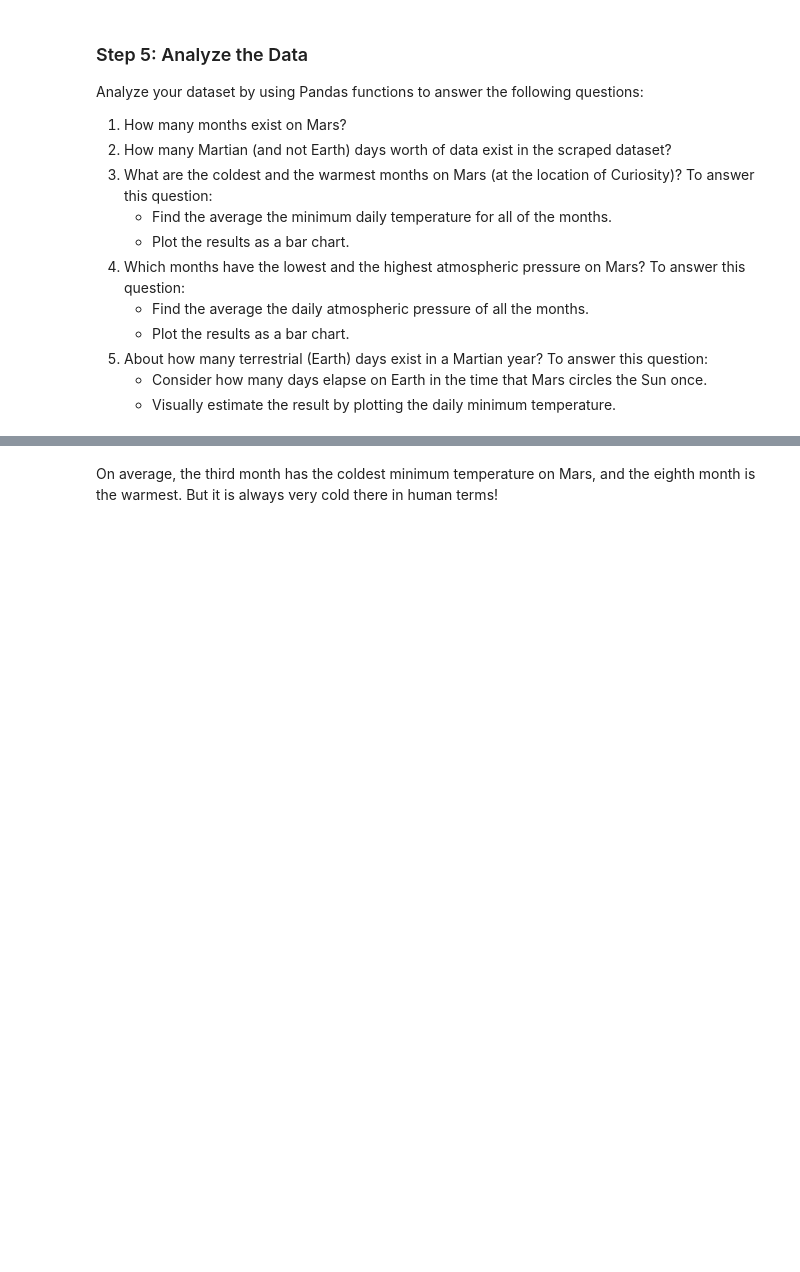
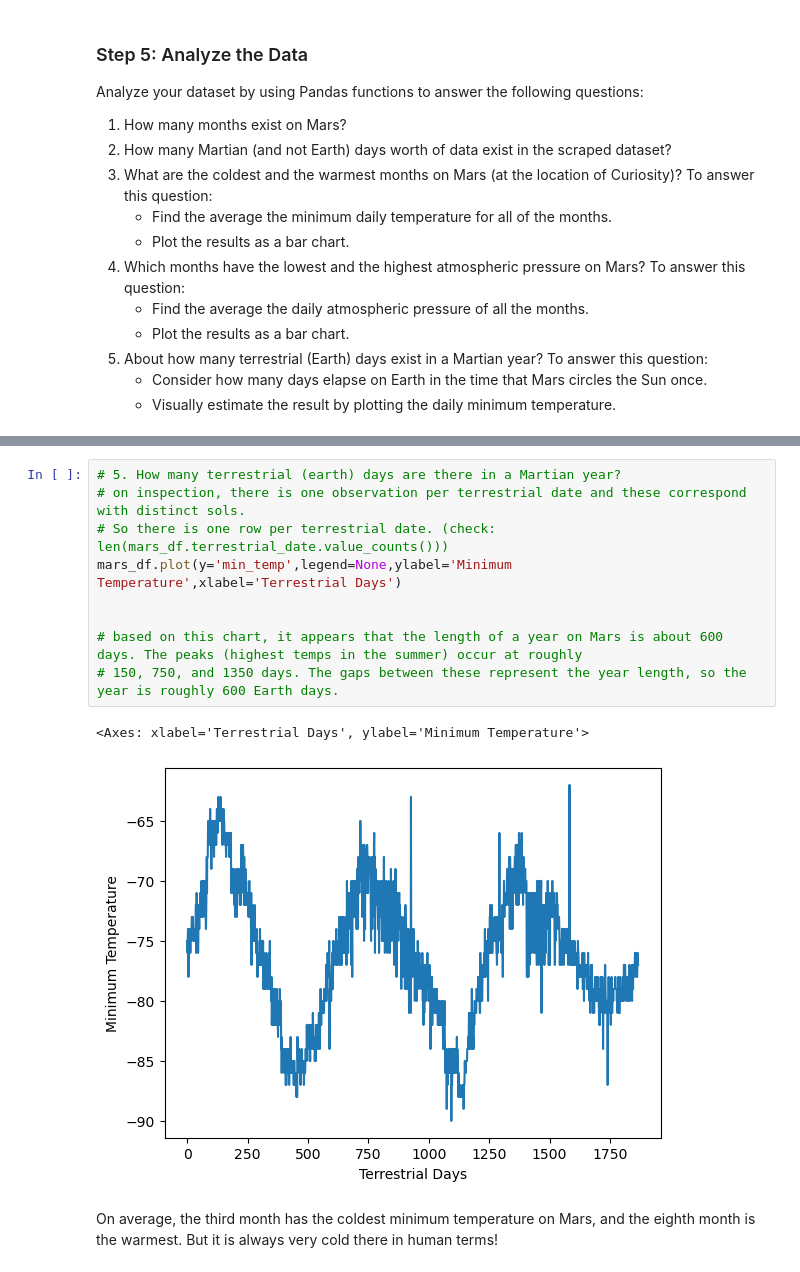
Before and after one commit to jonahkopp/data-collection-challenge, a Jupyter notebook: part_2_mars_weather.ipynb, the cells around one changed output, grey strips where cells are left out. Drawn from its saved outputs; the diff is of its cells as text; blank space fills up the shorter version.

```diff
--- a/part_2_mars_weather.ipynb
+++ b/part_2_mars_weather.ipynb
@@ -224,3 +227,15 @@ Name: pressure, dtype: float64
+# %%
+# 5. How many terrestrial (earth) days are there in a Martian year?
+# on inspection, there is one observation per terrestrial date and these correspond with distinct sols.
+# So there is one row per terrestrial date. (check: len(mars_df.terrestrial_date.value_counts()))
+mars_df.plot(y='min_temp',legend=None,ylabel='Minimum Temperature',xlabel='Terrestrial Days')
+
+
+# based on this chart, it appears that the length of a year on Mars is about 600 days. The peaks (highest temps in the summer) occur at roughly
+# 150, 750, and 1350 days. The gaps between these represent the year length, so the year is roughly 600 Earth days.
+# %% [output]
+<Axes: xlabel='Terrestrial Days', ylabel='Minimum Temperature'>
+[figure, added]
 # %% [markdown]
 On average, the third month has the coldest minimum temperature on Mars, and the eighth month is the warmest. But it is always very cold there in human terms!
 # %% [markdown]
```
Also changed, not shown: parts of 9 cells of this notebook.
